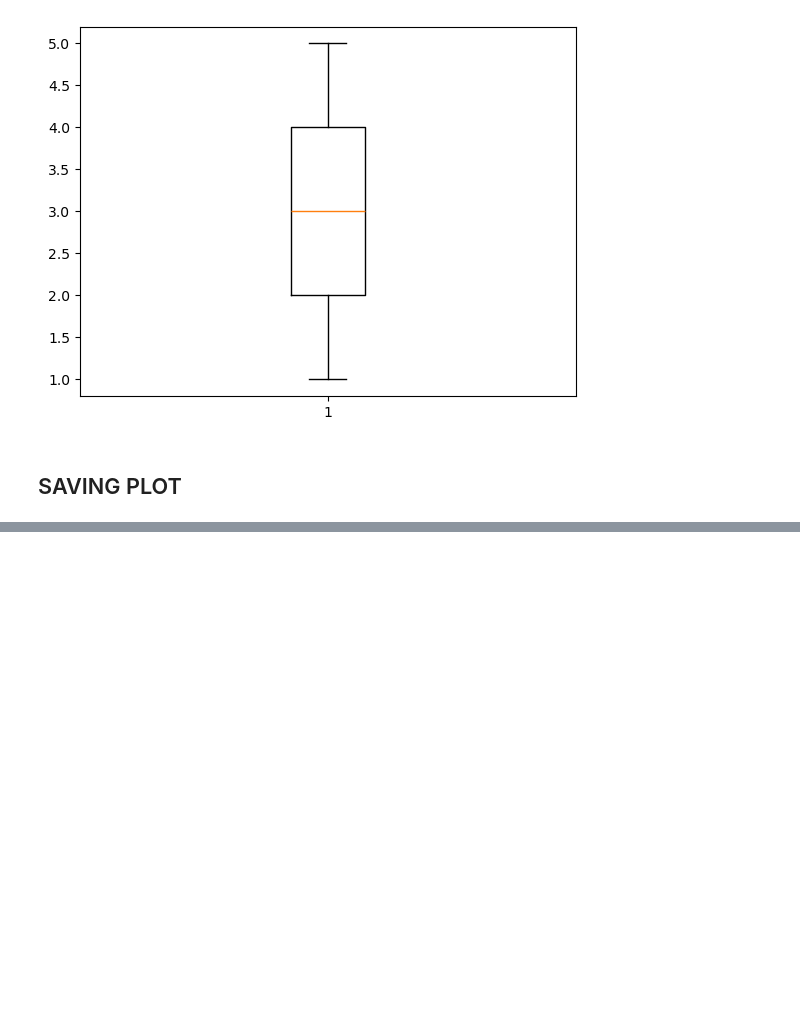
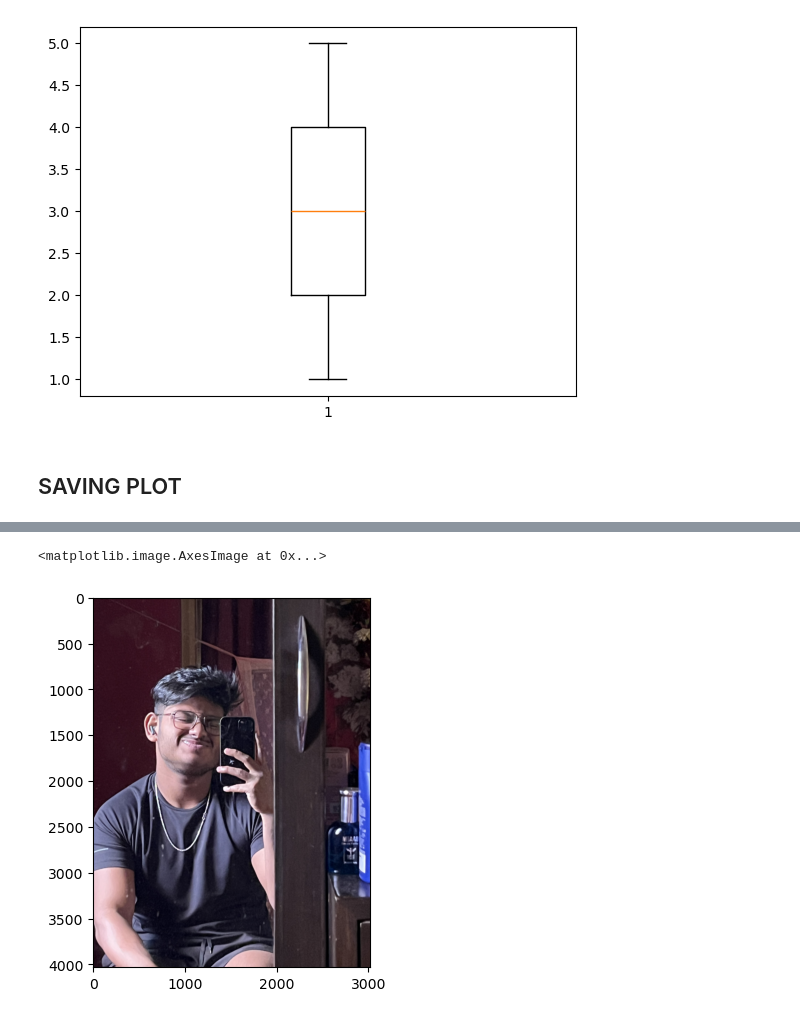
Before and after one commit to debmalya20/-Data-Visualization-, a Jupyter notebook: matplotlib.ipynb, the cells around one changed output, grey strips where cells are left out. Saved outputs shown, nothing was run; the diff lists cells and outputs as text; code cells hidden in the pictures; blank space fills up the shorter version.

```diff
--- a/matplotlib.ipynb
+++ b/matplotlib.ipynb
@@ -84,0 +89,7 @@ plt.savefig("Mtplotlib.png") #this is how we make figure and save as it png
+# %%
+image=mpimg.imread("deb.jpg")
+plt.imshow(image)
+plt.axes()
+# %% [output]
+<matplotlib.image.AxesImage at 0x...>
+[figure, added]
```
Also changed, not shown: parts of 3 cells of this notebook, 2 other files.
